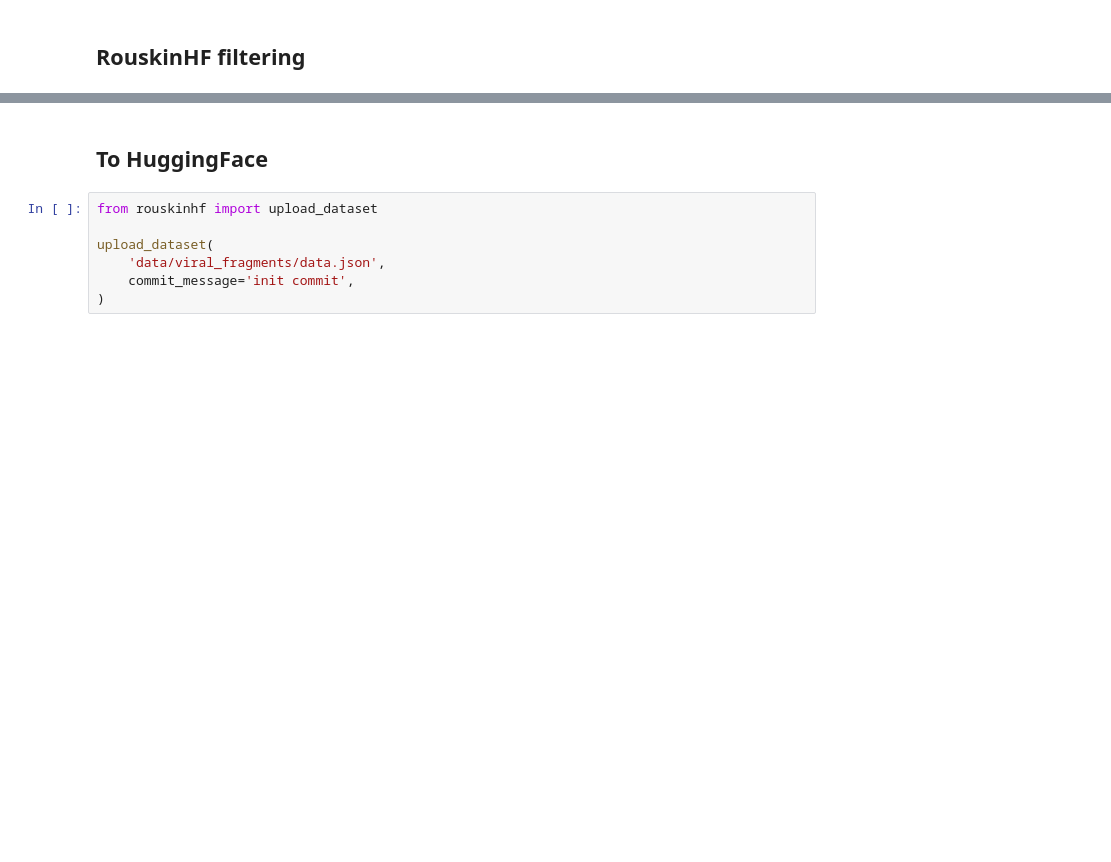
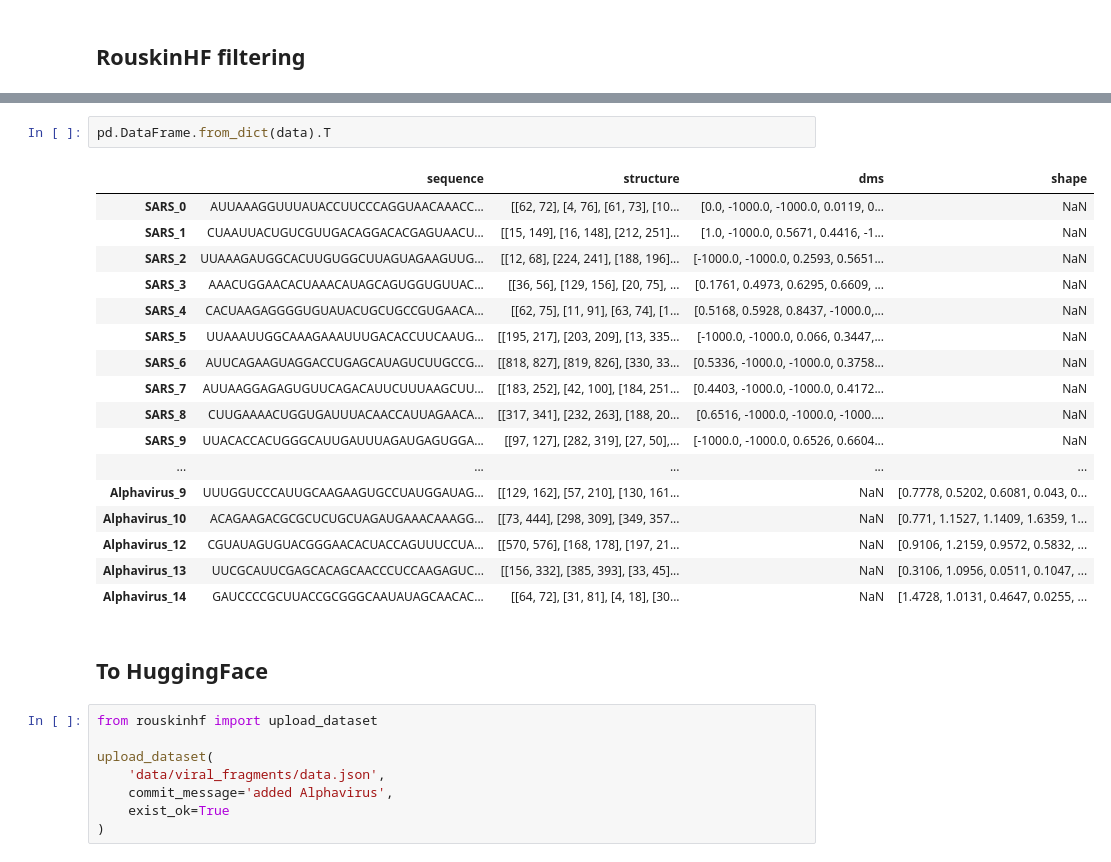
Before and after one commit to rouskinlab/efold_data, a Jupyter notebook: viral_fragments/viral_fragments.ipynb, the cells around one changed output, grey strips where cells are left out. Saved outputs shown, nothing was run; the diff lists cells and outputs as text; blank space fills up the shorter version.

```diff
--- a/viral_fragments/viral_fragments.ipynb
+++ b/viral_fragments/viral_fragments.ipynb
@@ -173,3 +303,23 @@ Over a total of 53 datapoints, there are:
+# %%
+pd.DataFrame.from_dict(data).T
+# %% [output]
+|  | sequence | structure | dms | shape |
+| SARS_0 | AUUAAAGGUUUAUACCUUCCCAGGUAACAAACC... | [[62, 72], [4, 76], [61, 73], [10... | [0.0, -1000.0, -1000.0, 0.0119, 0... | NaN |
+| SARS_1 | CUAAUUACUGUCGUUGACAGGACACGAGUAACU... | [[15, 149], [16, 148], [212, 251]... | [1.0, -1000.0, 0.5671, 0.4416, -1... | NaN |
+| SARS_2 | UUAAAGAUGGCACUUGUGGCUUAGUAGAAGUUG... | [[12, 68], [224, 241], [188, 196]... | [-1000.0, -1000.0, 0.2593, 0.5651... | NaN |
+| SARS_3 | AAACUGGAACACUAAACAUAGCAGUGGUGUUAC... | [[36, 56], [129, 156], [20, 75], ... | [0.1761, 0.4973, 0.6295, 0.6609, ... | NaN |
+| SARS_4 | CACUAAGAGGGGUGUAUACUGCUGCCGUGAACA... | [[62, 75], [11, 91], [63, 74], [1... | [0.5168, 0.5928, 0.8437, -1000.0,... | NaN |
+| SARS_5 | UUAAAUUGGCAAAGAAAUUUGACACCUUCAAUG... | [[195, 217], [203, 209], [13, 335... | [-1000.0, -1000.0, 0.066, 0.3447,... | NaN |
+| SARS_6 | AUUCAGAAGUAGGACCUGAGCAUAGUCUUGCCG... | [[818, 827], [819, 826], [330, 33... | [0.5336, -1000.0, -1000.0, 0.3758... | NaN |
+| SARS_7 | AUUAAGGAGAGUGUUCAGACAUUCUUUAAGCUU... | [[183, 252], [42, 100], [184, 251... | [0.4403, -1000.0, -1000.0, 0.4172... | NaN |
+| SARS_8 | CUUGAAAACUGGUGAUUUACAACCAUUAGAACA... | [[317, 341], [232, 263], [188, 20... | [0.6516, -1000.0, -1000.0, -1000.... | NaN |
+| SARS_9 | UUACACCACUGGGCAUUGAUUUAGAUGAGUGGA... | [[97, 127], [282, 319], [27, 50],... | [-1000.0, -1000.0, 0.6526, 0.6604... | NaN |
+| ... | ... | ... | ... | ... |
+| Alphavirus_9 | UUUGGUCCCAUUGCAAGAAGUGCCUAUGGAUAG... | [[129, 162], [57, 210], [130, 161... | NaN | [0.7778, 0.5202, 0.6081, 0.043, 0... |
+| Alphavirus_10 | ACAGAAGACGCGCUCUGCUAGAUGAAACAAAGG... | [[73, 444], [298, 309], [349, 357... | NaN | [0.771, 1.1527, 1.1409, 1.6359, 1... |
+| Alphavirus_12 | CGUAUAGUGUACGGGAACACUACCAGUUUCCUA... | [[570, 576], [168, 178], [197, 21... | NaN | [0.9106, 1.2159, 0.9572, 0.5832, ... |
+| Alphavirus_13 | UUCGCAUUCGAGCACAGCAACCCUCCAAGAGUC... | [[156, 332], [385, 393], [33, 45]... | NaN | [0.3106, 1.0956, 0.0511, 0.1047, ... |
+| Alphavirus_14 | GAUCCCCGCUUACCGCGGGCAAUAUAGCAACAC... | [[64, 72], [31, 81], [4, 18], [30... | NaN | [1.4728, 1.0131, 0.4647, 0.0255, ... |
 # %% [markdown]
 ## To HuggingFace
 # %%
@@ -177,5 +327,6 @@ from rouskinhf import upload_dataset
 
 upload_dataset(
     'data/viral_fragments/data.json',
-    commit_message='init commit',
+    commit_message='added Alphavirus',
+    exist_ok=True
 )
```
Also changed, not shown: parts of 27 cells of this notebook, 1 other file.
